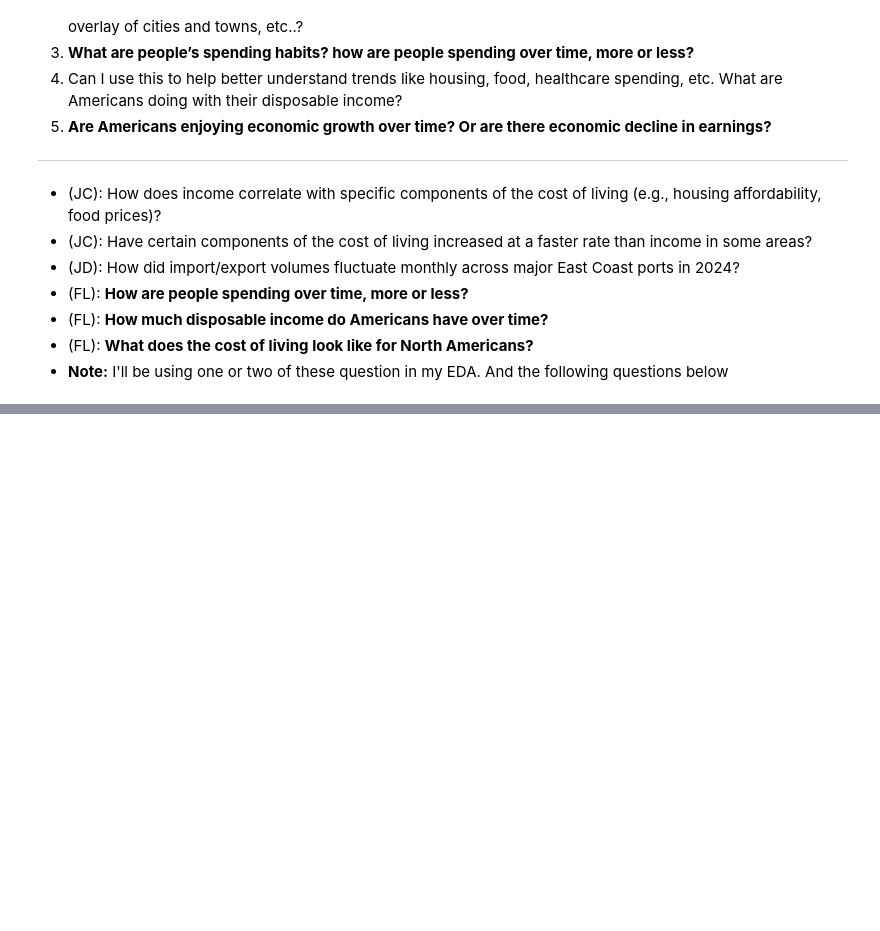
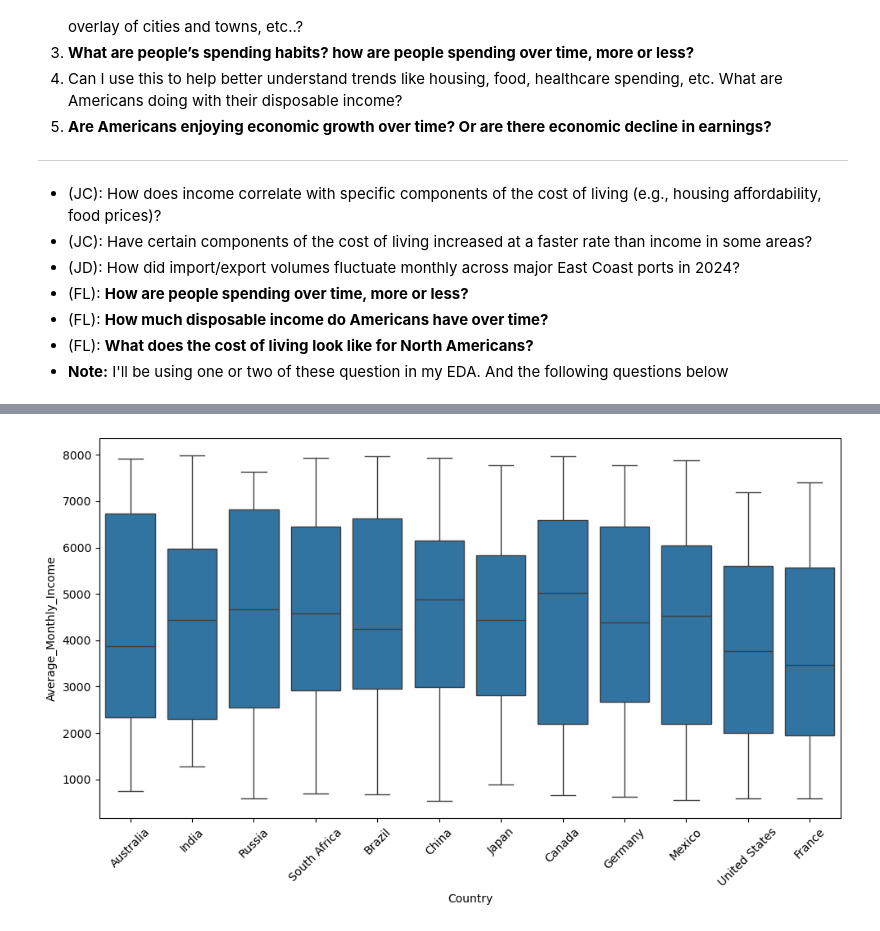
Before and after one commit to szhagnay/Cohort-A-Econ, a Jupyter notebook: notebooks/Fari_eda.ipynb, the cells around one changed output, grey strips where cells are left out. Cells and saved outputs as stored; diff of their text form; code cells hidden in the pictures; blank space fills up the shorter version.

Commit message:
Loaded datasets and created a box plot for visualization.

```diff
--- a/notebooks/Fari_eda.ipynb
+++ b/notebooks/Fari_eda.ipynb
@@ -24,3 +24,7 @@ import matplotlib.pyplot as plt # for data visualization
 import matplotlib.ticker as xticks # for axis formatting
 import plotly.express as px # for interactive plots
 import math # for mathematical operations not found in numpy or native python...
+# %%
+# Load datasets
+us_econ = pd.read_csv("../data/US_Macro_Micro_Index.csv", parse_dates=['DATE'])
+world_col = pd.read_csv("../data/Cost_of_Living_and_Income_Extended.csv", parse_dates=['Year'])
@@ -26,0 +49,8 @@ import math # for mathematical operations not found in numpy or native python...
+# %%
+# Box plot of Countries vs. Average Monthly Income
+plt.figure(figsize=(10,6))
+sns.boxplot(data=world_col,x="Country", y="Average_Monthly_Income")
+plt.xticks(rotation=45)
+plt.tight_layout()
+# %% [output]
+[figure, added]
```
Also changed, not shown: parts of 2 cells of this notebook.
